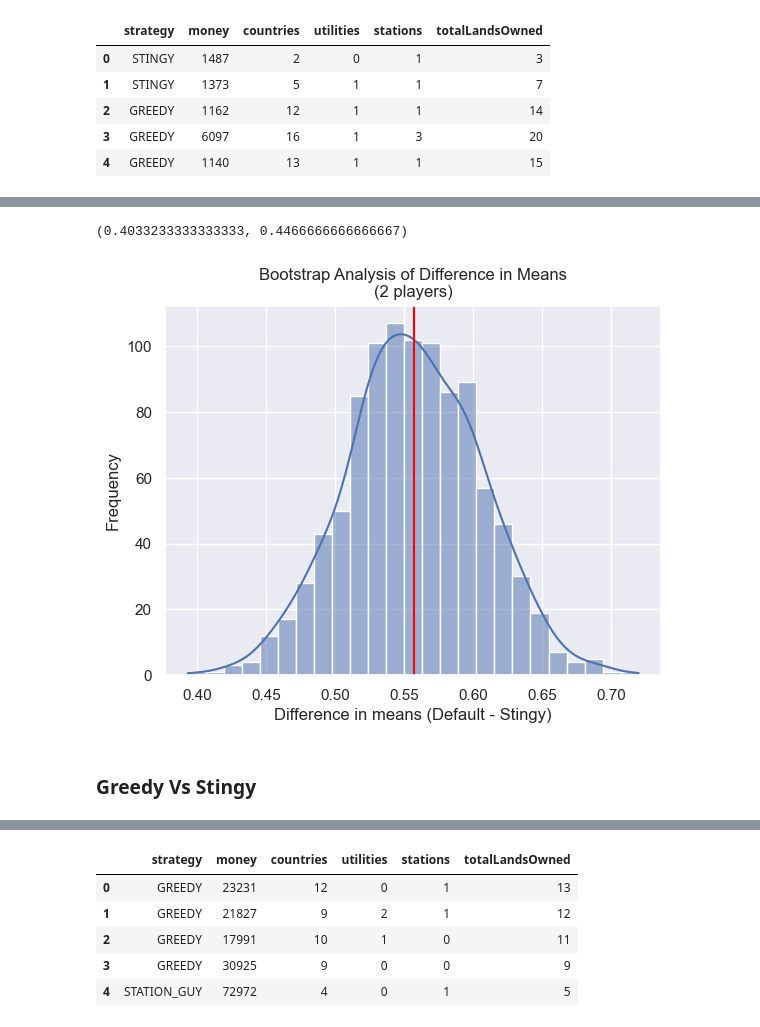
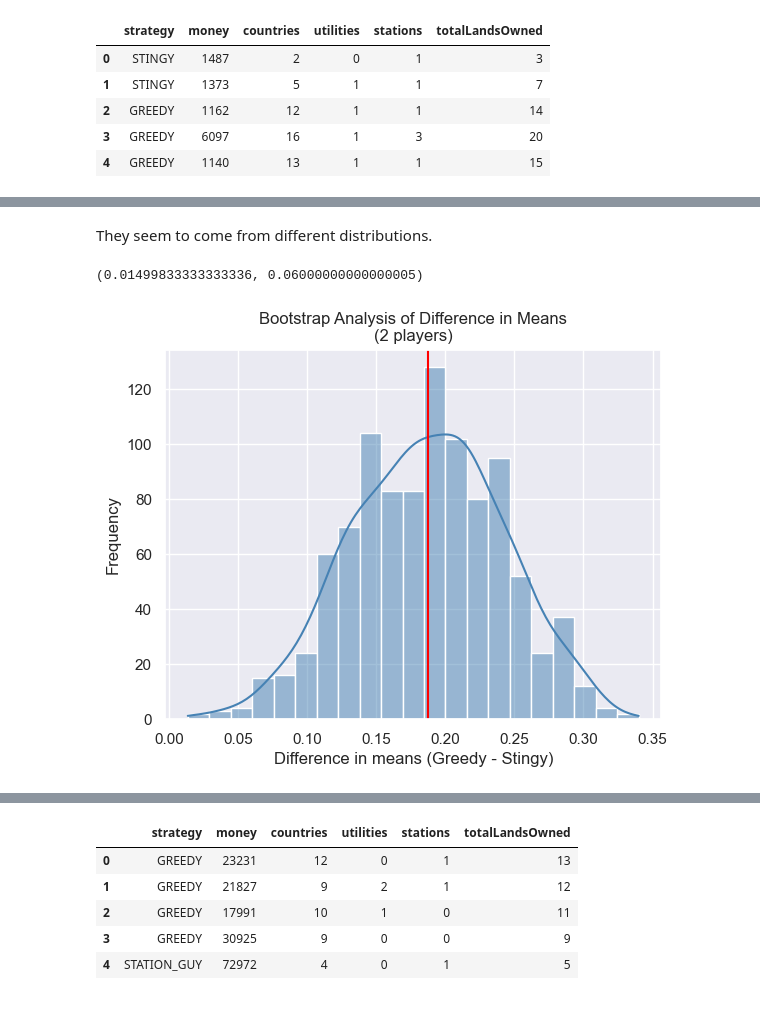
Before and after one commit to HashemBader/Monopoly-Game, a Jupyter notebook: dataAnalysis.ipynb, the cells around one changed output, grey strips where cells are left out. Cells and saved outputs as stored; diff of their text form; code cells hidden in the pictures.

Commit message:
Data Analysis Done

```diff
--- a/dataAnalysis.ipynb
+++ b/dataAnalysis.ipynb
@@ -28,5 +109,5 @@ Who wins more on average?
 # %%
-df = pd.read_csv("./data/defaultVsStingy.csv")
+df = pd.read_csv("./data/stationGuyVsUtilityGuy.csv")
 df.head()
 # %% [output]
 |  | strategy | money | countries | utilities | stations | totalLandsOwned |
@@ -37,0 +136,11 @@ df.head()
+# %%
+diff = []
+greedy_ps = []
+stingy_ps = []
+for _ in range(1000):
+    bootsample = df.sample(300, replace=True)
+    greedy_p = bootsample['strategy'].value_counts()['STATION_GUY']/bootsample.shape[0]
+    stingy_p = bootsample['strategy'].value_counts()['UTILITY_GUY']/bootsample.shape[0]
+    greedy_ps.append(greedy_p)
+    stingy_ps.append(stingy_p)
+    diff.append(greedy_p - stingy_p)
@@ -38,22 +156,12 @@ df.head()
+# %% [markdown]
+They seem to come from different distributions.
 # %%
-diff = []
-stingy_ps = []
-default_ps = []
-for _ in range(1000):
-    bootsample = df.sample(300, replace=True)
-    default_p = bootsample['strategy'].value_counts()['DEFAULT']/bootsample.shape[0]
-    stingy_p = bootsample['strategy'].value_counts()['STINGY']/bootsample.shape[0]
-    stingy_ps.append(stingy_p)
-    default_ps.append(default_p)
-    diff.append(default_p - stingy_p)
-sns.histplot(diff, kde=True)
-plt.xlabel("Difference in means (Default - Stingy)")
+sns.histplot(diff, color='steelBlue', kde=True)
+plt.xlabel("Difference in means (Greedy - Stingy)")
 plt.ylabel("Frequency")
 plt.title("Bootstrap Analysis of Difference in Means\n(2 players)")
 plt.axvline(np.mean(diff), color='red')
-np.percentile(diff, 0.05), np.percentile(diff, 0.95)
+np.percentile(diff, 0.025), np.percentile(diff, 0.975)
 # %% [output]
-(0.4033233333333333, 0.4466666666666667)
+(0.01499833333333336, 0.06000000000000005)
-[figure, old version]
+[figure, new version]
-# %% [markdown]
-### Greedy Vs Stingy
```
Also changed, not shown: parts of 40 cells of this notebook.
